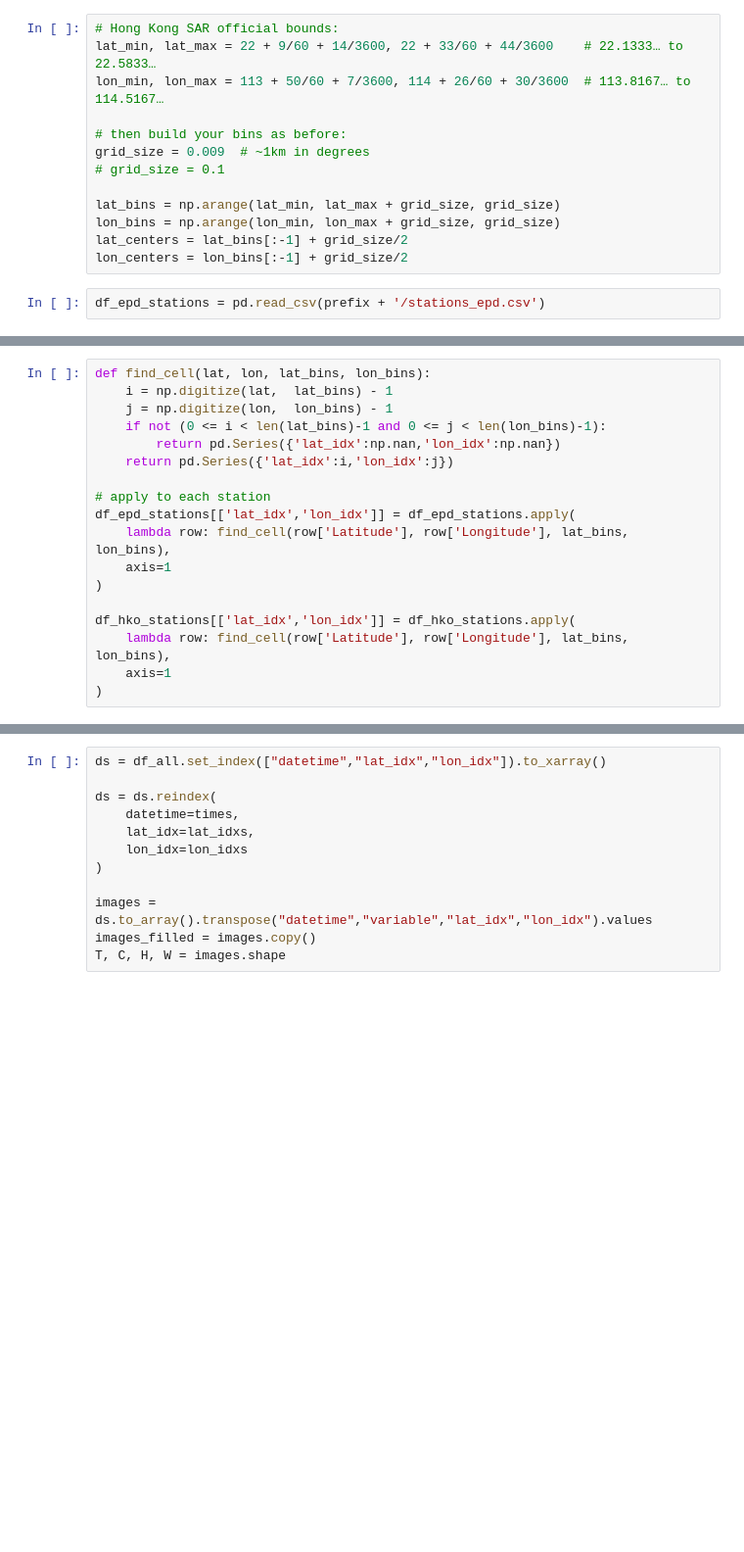
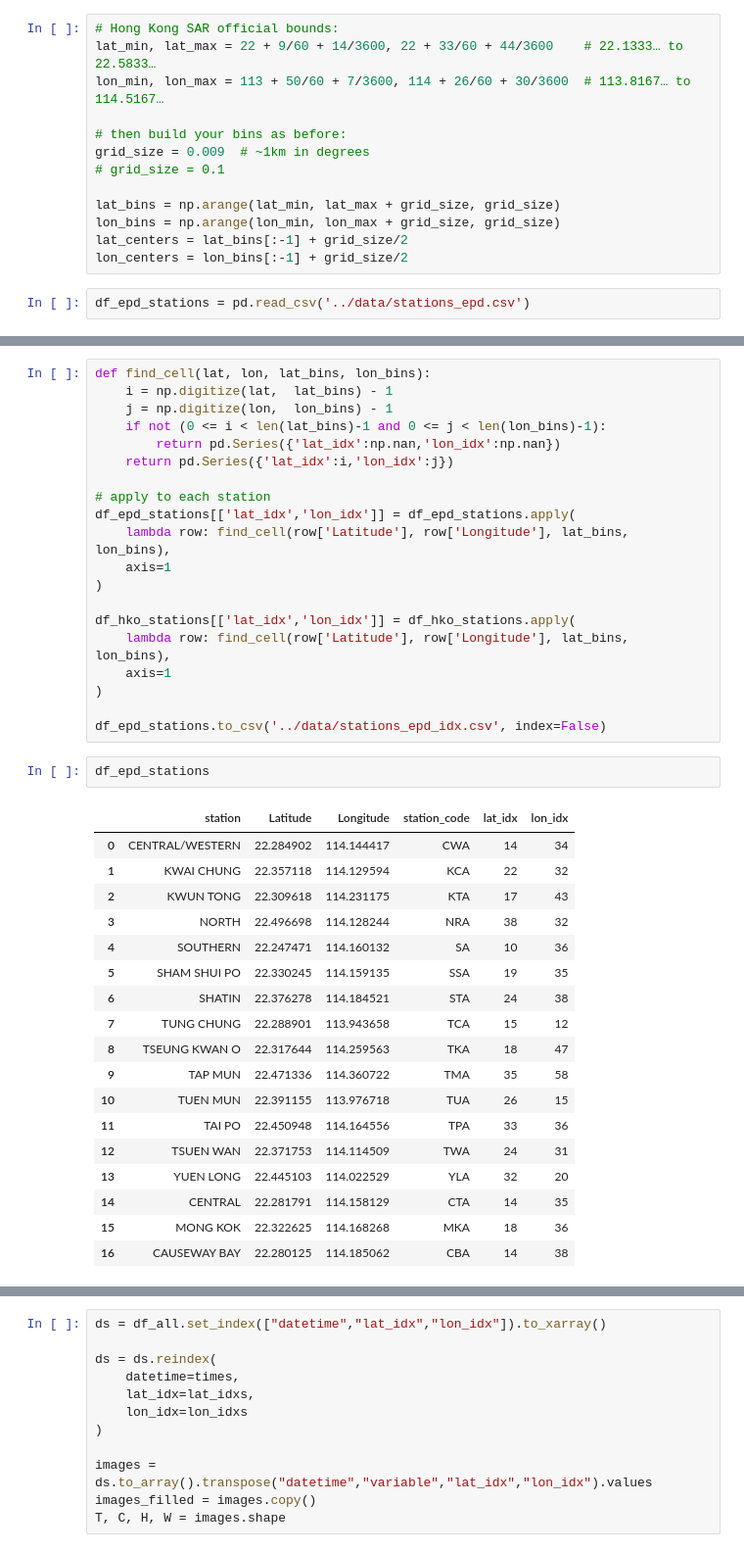
Before and after one commit to jayjirakrit/hku-air-quality-forecasting-data, a Jupyter notebook: script/grid_intepolation.ipynb, the cells around one changed output, grey strips where cells are left out. Shown: that part at 98% size. Drawn from its saved outputs; the diff is of its cells as text; blank space fills up the shorter version.

```diff
--- a/script/grid_intepolation.ipynb
+++ b/script/grid_intepolation.ipynb
@@ -74,5 +74,5 @@ lon_bins = np.arange(lon_min, lon_max + grid_size, grid_size)
 lat_centers = lat_bins[:-1] + grid_size/2
 lon_centers = lon_bins[:-1] + grid_size/2
 # %%
-df_epd_stations = pd.read_csv(prefix + '/stations_epd.csv')
+df_epd_stations = pd.read_csv('../data/stations_epd.csv')
 # %%
@@ -113,4 +129,27 @@ df_hko_stations[['lat_idx','lon_idx']] = df_hko_stations.apply(
     lambda row: find_cell(row['Latitude'], row['Longitude'], lat_bins, lon_bins),
     axis=1
 )
+
+df_epd_stations.to_csv('../data/stations_epd_idx.csv', index=False)
+# %%
+df_epd_stations
+# %% [output]
+|  | station | Latitude | Longitude | station_code | lat_idx | lon_idx |
+| 0 | CENTRAL/WESTERN | 22.284902 | 114.144417 | CWA | 14 | 34 |
+| 1 | KWAI CHUNG | 22.357118 | 114.129594 | KCA | 22 | 32 |
+| 2 | KWUN TONG | 22.309618 | 114.231175 | KTA | 17 | 43 |
+| 3 | NORTH | 22.496698 | 114.128244 | NRA | 38 | 32 |
+| 4 | SOUTHERN | 22.247471 | 114.160132 | SA | 10 | 36 |
+| 5 | SHAM SHUI PO | 22.330245 | 114.159135 | SSA | 19 | 35 |
+| 6 | SHATIN | 22.376278 | 114.184521 | STA | 24 | 38 |
+| 7 | TUNG CHUNG | 22.288901 | 113.943658 | TCA | 15 | 12 |
+| 8 | TSEUNG KWAN O | 22.317644 | 114.259563 | TKA | 18 | 47 |
+| 9 | TAP MUN | 22.471336 | 114.360722 | TMA | 35 | 58 |
+| 10 | TUEN MUN | 22.391155 | 113.976718 | TUA | 26 | 15 |
+| 11 | TAI PO | 22.450948 | 114.164556 | TPA | 33 | 36 |
+| 12 | TSUEN WAN | 22.371753 | 114.114509 | TWA | 24 | 31 |
+| 13 | YUEN LONG | 22.445103 | 114.022529 | YLA | 32 | 20 |
+| 14 | CENTRAL | 22.281791 | 114.158129 | CTA | 14 | 35 |
+| 15 | MONG KOK | 22.322625 | 114.168268 | MKA | 18 | 36 |
+| 16 | CAUSEWAY BAY | 22.280125 | 114.185062 | CBA | 14 | 38 |
 # %%
```
Also changed, not shown: parts of 11 cells of this notebook, 8 other files.
